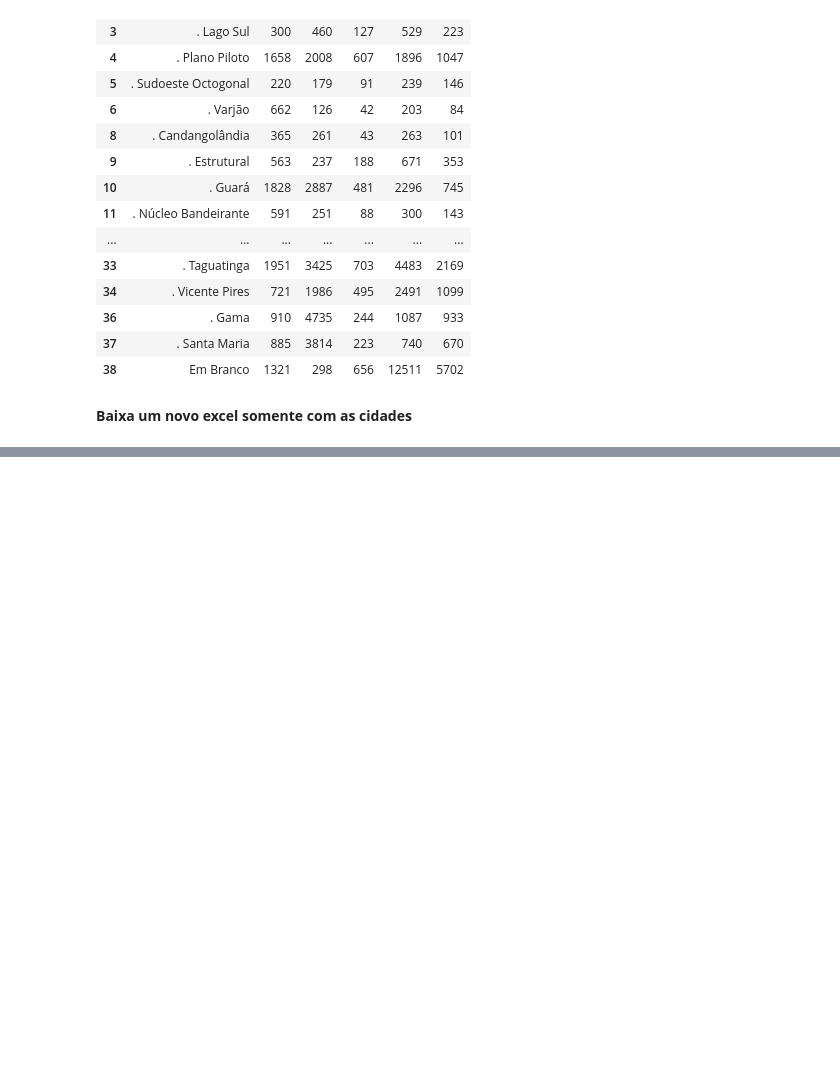
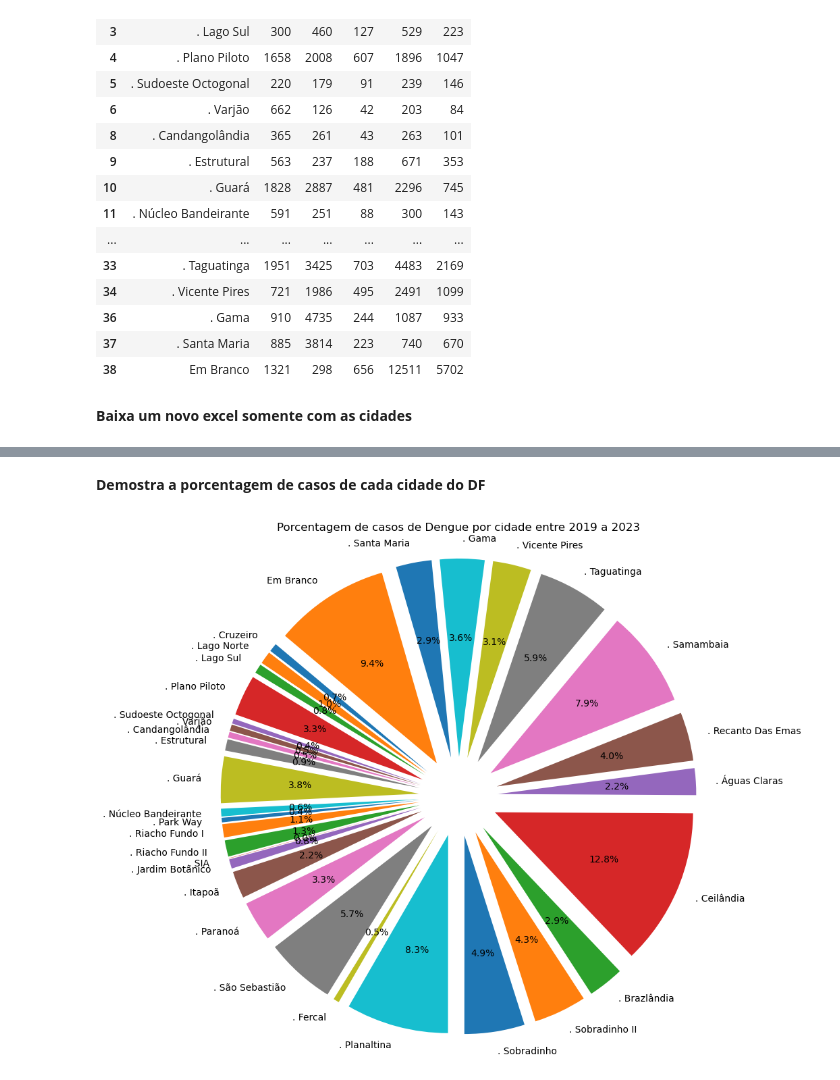
Before and after one commit to 07Dalmaso/-An-lise-Preditiva-cMonitoramento-Epidemiol-gico-da-Dengue-no-Distrito-Federal-2019-2023-, a Jupyter notebook: dengue.ipynb, the cells around one changed output, grey strips where cells are left out. Drawn from its saved outputs; the diff is of its cells as text; code cells hidden in the pictures; blank space fills up the shorter version.

```diff
--- a/dengue.ipynb
+++ b/dengue.ipynb
@@ -5,0 +9,14 @@ import folium
+# %%
+def plot_porcentagens_cidades(df_cidade):
+    total_casos = df_cidade['Total'].sum()
+
+    porcentagens = (df_cidade['Total'] / total_casos) * 100
+
+    plt.figure(figsize=(10, 10))
+
+    explode = [0.2] * len(df_cidade)
+
+    plt.pie(porcentagens, labels=df_cidade['Região de Saúde'], autopct='%1.1f%%', startangle=140, explode=explode)
+    plt.title('Porcentagem de casos de Dengue por cidade entre 2019 a 2023')
+    plt.axis('equal')
+    plt.show()
@@ -103,0 +202,3 @@ linhas_cidades.to_excel('resultado_analise_cidade.xlsx', index=False)
+# %%
+df_cidade = pd.DataFrame(linhas_cidades)
+cidade_com_mais_casos(df_cidade)
@@ -103,0 +240,6 @@ linhas_cidades.to_excel('resultado_analise_cidade.xlsx', index=False)
+# %% [markdown]
+**Demostra a porcentagem de casos de cada cidade do DF**
+# %%
+plot_porcentagens_cidades(df_cidade)
+# %% [output]
+[figure, added]
```
Also changed, not shown: parts of 23 cells of this notebook, 2 other files.
